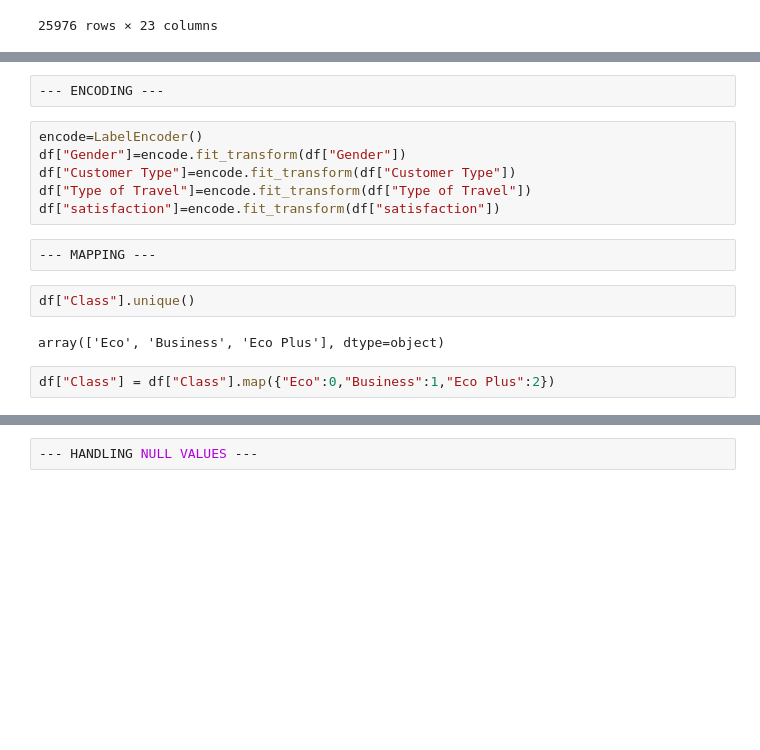
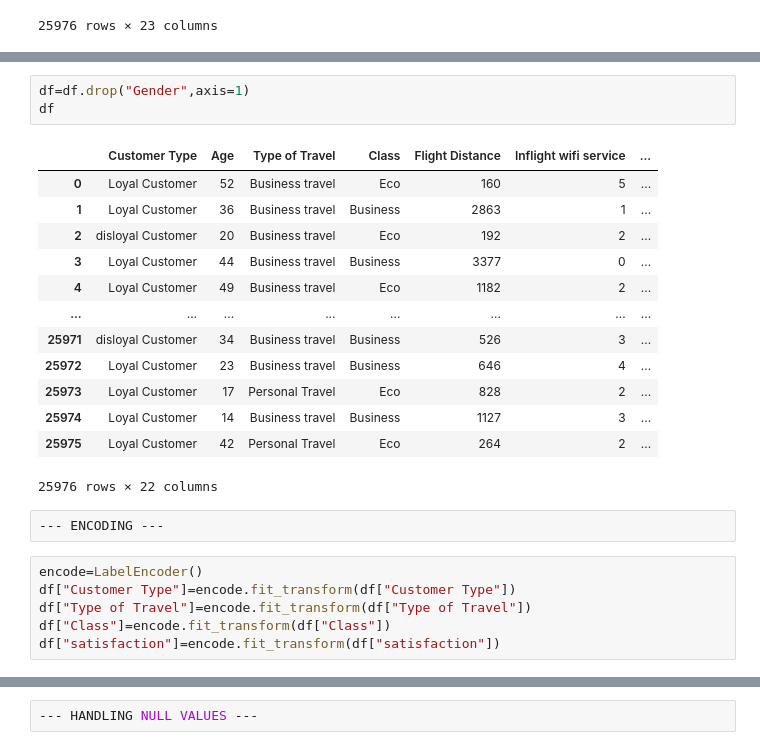
Before and after one commit to yukeshoff/Classification_ML_projects, a Jupyter notebook: ML PROJECT 2(classification).ipynb, the cells around one changed output, grey strips where cells are left out. Drawn from its saved outputs; the diff is of its cells as text; blank space fills up the shorter version.

```diff
--- a/ML PROJECT 2(classification).ipynb
+++ b/ML PROJECT 2(classification).ipynb
@@ -41,16 +157,25 @@ df
+# %%
+df=df.drop("Gender",axis=1)
+df
+# %% [output]
+|  | Customer Type | Age | Type of Travel | Class | Flight Distance | Inflight wifi service | ... |
+| 0 | Loyal Customer | 52 | Business travel | Eco | 160 | 5 | ... |
+| 1 | Loyal Customer | 36 | Business travel | Business | 2863 | 1 | ... |
+| 2 | disloyal Customer | 20 | Business travel | Eco | 192 | 2 | ... |
+| 3 | Loyal Customer | 44 | Business travel | Business | 3377 | 0 | ... |
+| 4 | Loyal Customer | 49 | Business travel | Eco | 1182 | 2 | ... |
+| ... | ... | ... | ... | ... | ... | ... | ... |
+| 25971 | disloyal Customer | 34 | Business travel | Business | 526 | 3 | ... |
+| 25972 | Loyal Customer | 23 | Business travel | Business | 646 | 4 | ... |
+| 25973 | Loyal Customer | 17 | Personal Travel | Eco | 828 | 2 | ... |
+| 25974 | Loyal Customer | 14 | Business travel | Business | 1127 | 3 | ... |
+| 25975 | Loyal Customer | 42 | Personal Travel | Eco | 264 | 2 | ... |
+25976 rows × 22 columns
 # %%
 --- ENCODING ---
 # %%
 encode=LabelEncoder()
-df["Gender"]=encode.fit_transform(df["Gender"])
 df["Customer Type"]=encode.fit_transform(df["Customer Type"])
 df["Type of Travel"]=encode.fit_transform(df["Type of Travel"])
+df["Class"]=encode.fit_transform(df["Class"])
 df["satisfaction"]=encode.fit_transform(df["satisfaction"])
-# %%
---- MAPPING ---
-# %%
-df["Class"].unique()
-# %% [output]
-array(['Eco', 'Business', 'Eco Plus'], dtype=object)
-# %%
-df["Class"] = df["Class"].map({"Eco":0,"Business":1,"Eco Plus":2})
```
Also changed, not shown: parts of 97 cells of this notebook.
